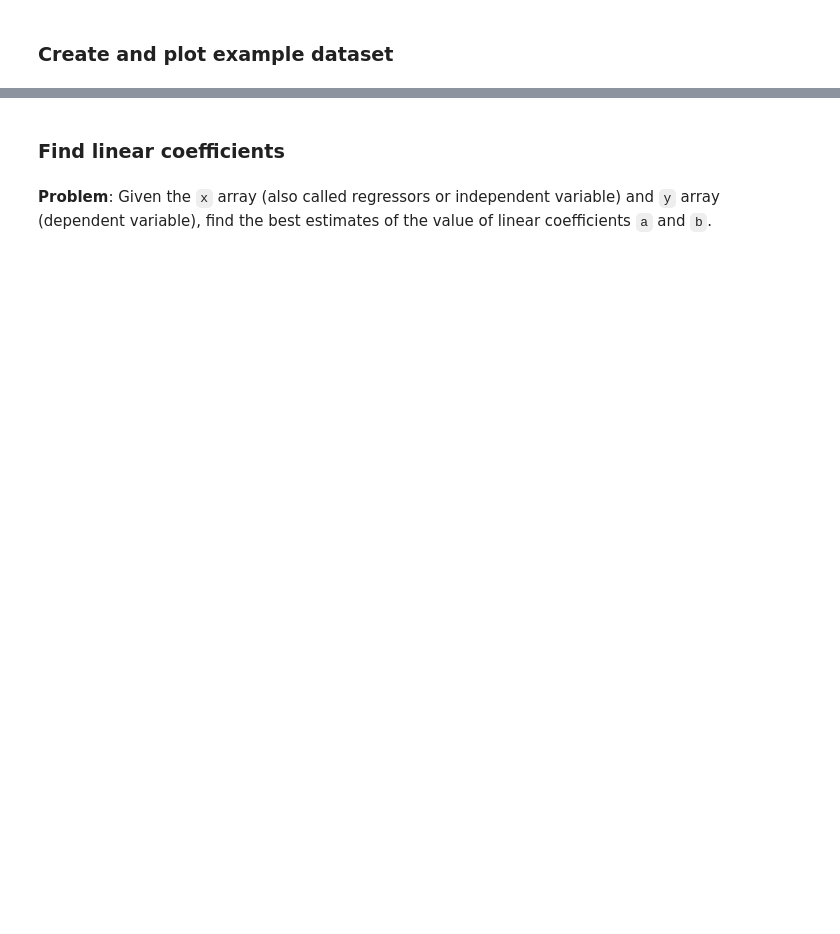
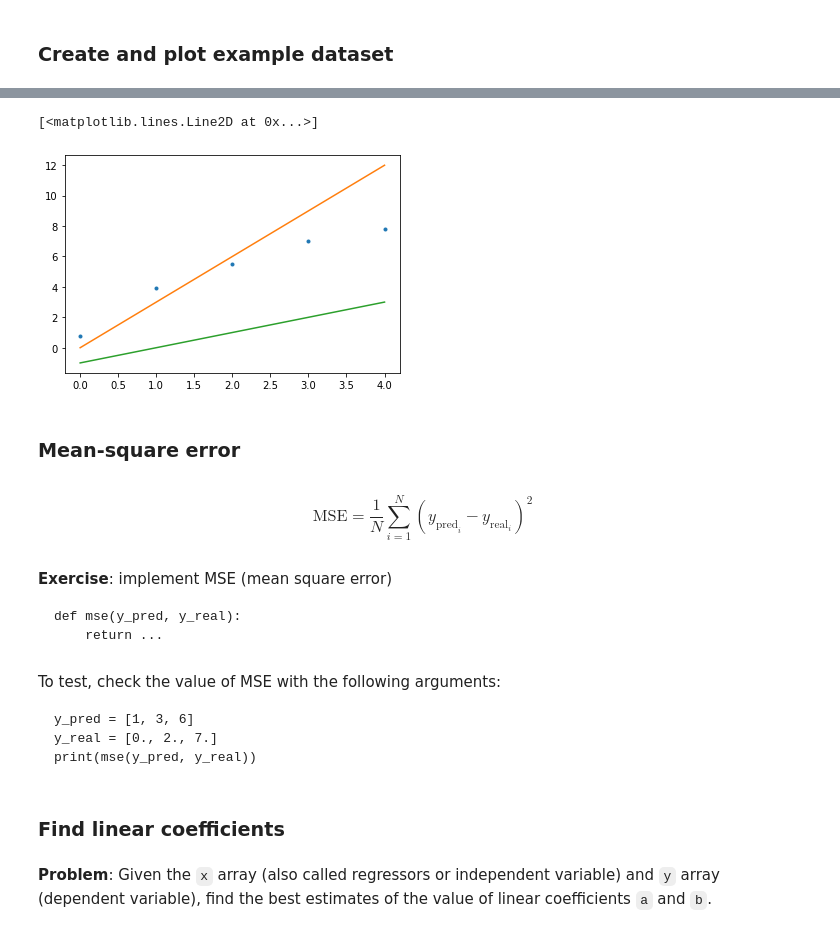
Before and after one commit to btel/2019-11-29-centrale-data-science-tutorial, a Jupyter notebook: tutorial_template_part_1.ipynb, the cells around one changed output, grey strips where cells are left out. Saved outputs shown, nothing was run; the diff lists cells and outputs as text; code cells hidden in the pictures; blank space fills up the shorter version.

````diff
--- a/tutorial_template_part_1.ipynb
+++ b/tutorial_template_part_1.ipynb
@@ -49,0 +155,29 @@ Exercises:
+# %%
+def linear(x, a, b):
+    return a * x + b
+# %%
+plt.plot(x, y, '.')
+plt.plot(x, linear(x, 3, 0), '-')
+plt.plot(x, linear(x, 1, -1), '-')
+# %% [output]
+[<matplotlib.lines.Line2D at 0x...>]
+[figure, added]
+# %% [markdown]
+### Mean-square error
+# %% [markdown]
+$$\text{MSE} = \frac{1}{N}\sum_{i=1}^N(y_{\text{pred}_i} - y_{\text{real}_i})^2$$
+# %% [markdown]
+**Exercise**: implement MSE (mean square error)
+
+```
+def mse(y_pred, y_real):
+    return ...
+```
+# %% [markdown]
+To test, check the value of MSE with the following arguments:
+
+```
+y_pred = [1, 3, 6]
+y_real = [0., 2., 7.]
+print(mse(y_pred, y_real))
+```
````
Also changed, not shown: parts of 44 cells of this notebook, 2 other files.
